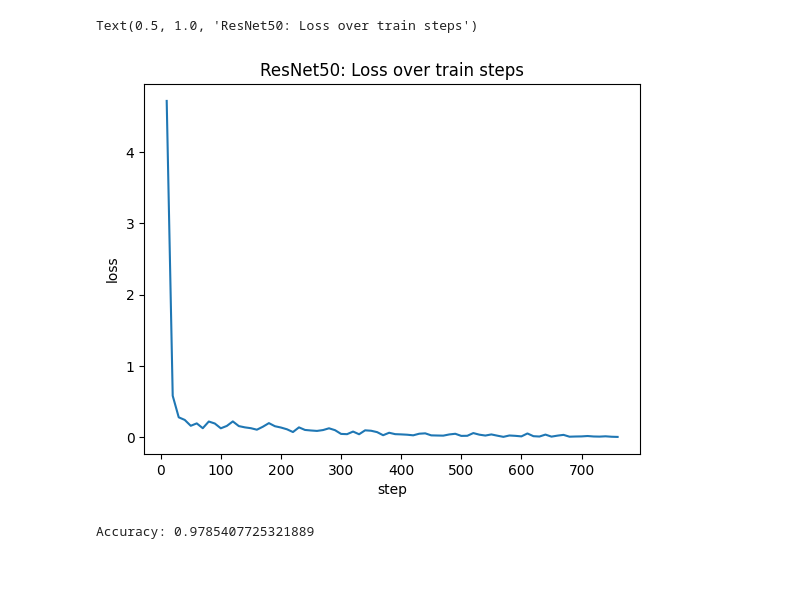
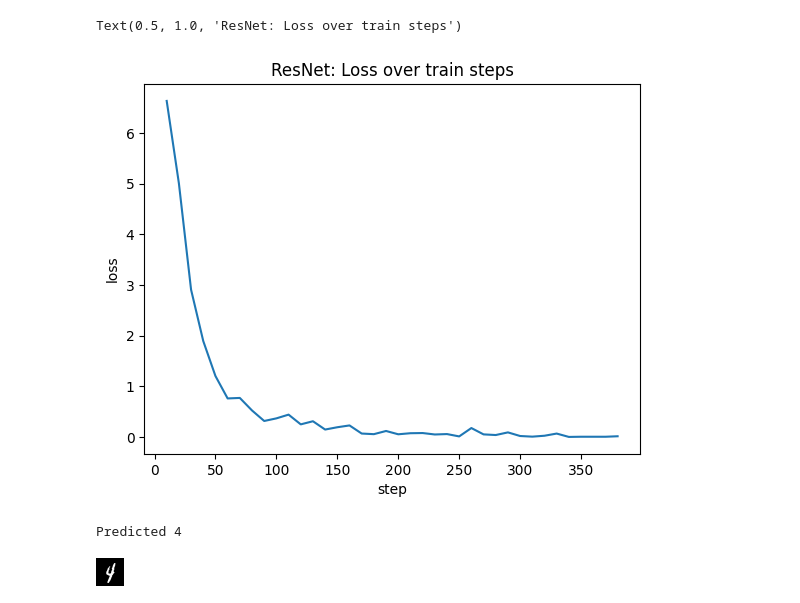
Before and after one commit to tdl1304/TDT05-Project-23, a Jupyter notebook: cnn.ipynb, the cells around one changed output. Drawn from its saved outputs; the diff is of its cells as text; code cells hidden in the pictures; blank space fills up the shorter version.

```diff
--- a/cnn.ipynb
+++ b/cnn.ipynb
@@ -56,6 +69,6 @@ Dataset({
 # %%
 # check how many labels/number of classes
-num_classes = len(set(dataset_train['labels']))
-labels = dataset_train.features['labels'].names
+num_classes = len(set(dataset_train['label']))
+labels = dataset_train.features['label'].names
 num_classes, labels
 # %% [output]
@@ -63,8 +80,8 @@ num_classes, labels
 # %%
 # import feature extraction model
-model_id = 'microsoft/resnet-50'
+model_id = 'microsoft/resnet-152'
 
-feature_extractor = AutoFeatureExtractor.from_pretrained(
+feature_extractor = AutoImageProcessor.from_pretrained(
     model_id
 )
 config = ResNetConfig()
@@ -73,3 +90,5 @@ model = ResNetForImageClassification(config)
 model = model.from_pretrained(
     model_id,  # classification head
 ).train().to(device)
+
+model.num_parameters()
@@ -81,7 +103,7 @@ def preprocess(batch):
         return_tensors='pt'
     )
     # include the labels
-    inputs['labels'] = batch['labels']
+    inputs['labels'] = batch['label']
     return inputs
 
 def collate_fn(batch):
@@ -110,18 +132,18 @@ def compute_metrics(p):
 # %%
 from transformers import Trainer
 
-output_dir = './resnet_model'
+eval_save_step = 50
 
 # training the model
 training_args = TrainingArguments(
-  output_dir,
-  per_device_train_batch_size=32,
+  output_dir="./cnn_model",
+  per_device_train_batch_size=16,
   evaluation_strategy="steps",
-  num_train_epochs=2,
-  save_steps=100,
-  eval_steps=100,
+  num_train_epochs=10,
+  save_steps=eval_save_step,
+  eval_steps=eval_save_step,
   logging_steps=10,
-  learning_rate=0.001,
+  learning_rate=2e-4,
   save_total_limit=2,
   optim='adamw_torch',
   remove_unused_columns=False,
@@ -139,7 +161,6 @@ trainer = Trainer(
     tokenizer=feature_extractor,
 )
 
-#change resume_from_checkpoint to True if you want to resume training
 train_results = trainer.train(resume_from_checkpoint=False)
 # save tokenizer with the model
 trainer.save_model()
@@ -147,8 +168,4 @@ trainer.log_metrics("train", train_results.metrics)
 trainer.save_metrics("train", train_results.metrics)
 # save the trainer state
 trainer.save_state()
-# evaluate with validation
-metrics = trainer.evaluate(prepared_valid)
-trainer.log_metrics("eval", metrics)
-trainer.save_metrics("eval", metrics)
 # %% [output]
@@ -168,19 +198,19 @@ trainer.save_metrics("eval", metrics)
 # %%
 from matplotlib import pyplot as plt
 
 x = [log['step'] for log in trainer.state.log_history if 'loss' in log]
 y = [log['loss'] for log in trainer.state.log_history if 'loss' in log]
 
 
 # y axis is loss
 # x axis is step
 plt.plot(x, y)
 plt.xlabel('step')
 plt.ylabel('loss')
-plt.title('ResNet50: Loss over train steps')
+plt.title('ResNet: Loss over train steps')
 # %% [output]
-Text(0.5, 1.0, 'ResNet50: Loss over train steps')
+Text(0.5, 1.0, 'ResNet: Loss over train steps')
-[figure, old version]
+[figure, new version]
 # %%
 # fine tuned model
 # import our fine-tuned model
@@ -208,8 +232,8 @@ def predict(image):
-# %%
-count = 0
-for img in a:
-    if predict(img):
-        count += 1
-print(f"Accuracy: {count/len(a)}")
-# %% [output]
-Accuracy: 0.9785407725321889
+# %%
+import random
+index = random.randint(0, len(dataset_valid))
+print("Predicted "+str(predict(dataset_valid[index])))
+dataset_valid[index]["image"]
+# %% [output]
+Predicted 4
+[figure, added]
```
Also changed, not shown: parts of 13 cells of this notebook, 6 other files.
